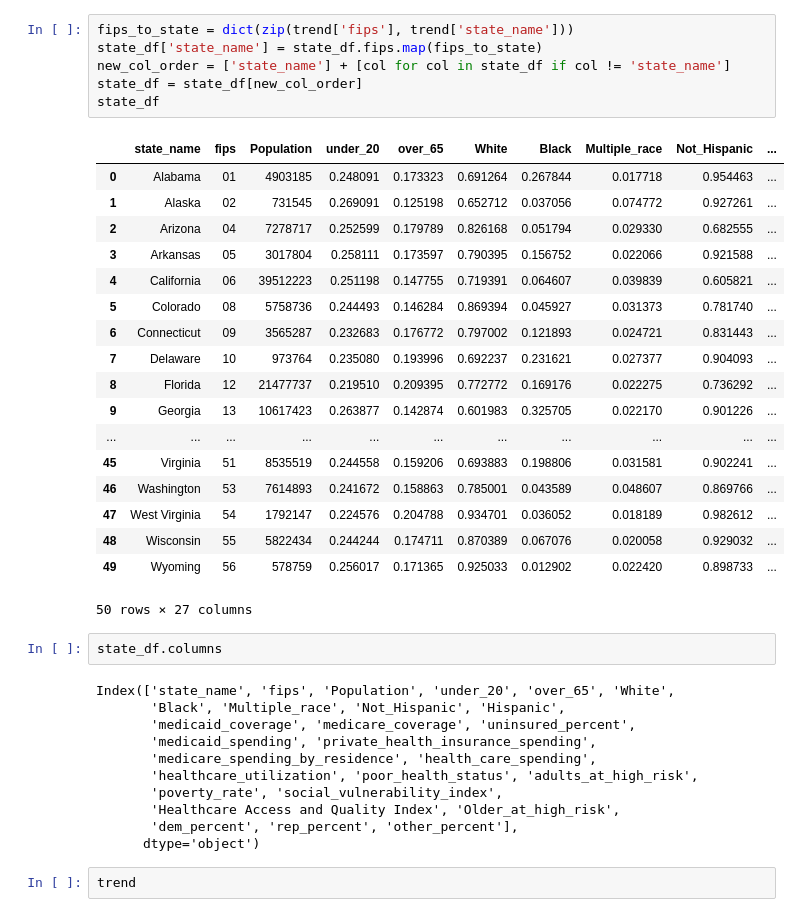
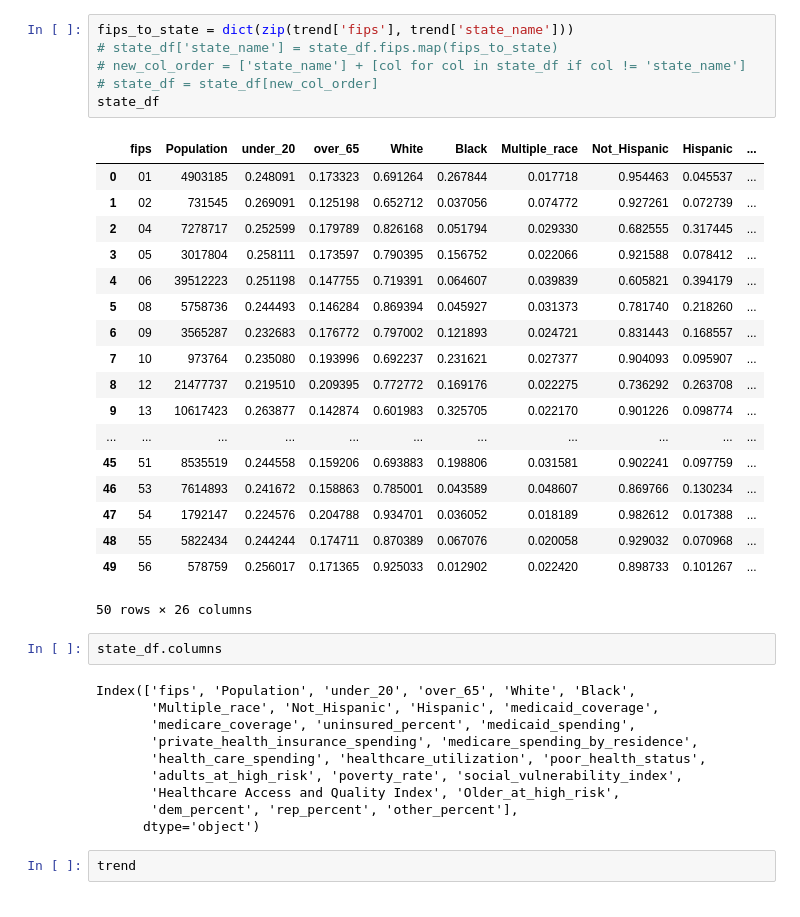
Before and after one commit to AndyJZhao/CovidLLM, a Jupyter notebook: src/notebooks/data_preprocess.ipynb, the cells around one changed output. Cells and saved outputs as stored; diff of their text form.

Commit message:
[v0.8.2 Prompt Tree] Added visible columns.

```diff
--- a/src/notebooks/data_preprocess.ipynb
+++ b/src/notebooks/data_preprocess.ipynb
@@ -29,38 +29,37 @@ risk = uf.pickle_load(f'data/dynamic/dynamic_data_risk_level.pkl')
 # %%
 fips_to_state = dict(zip(trend['fips'], trend['state_name']))
-state_df['state_name'] = state_df.fips.map(fips_to_state)
-new_col_order = ['state_name'] + [col for col in state_df if col != 'state_name']
-state_df = state_df[new_col_order]
+# state_df['state_name'] = state_df.fips.map(fips_to_state)
+# new_col_order = ['state_name'] + [col for col in state_df if col != 'state_name']
+# state_df = state_df[new_col_order]
 state_df
 # %% [output]
-|  | state_name | fips | Population | under_20 | over_65 | White | Black | Multiple_race | Not_Hispanic | ... |
-| 0 | Alabama | 01 | 4903185 | 0.248091 | 0.173323 | 0.691264 | 0.267844 | 0.017718 | 0.954463 | ... |
-| 1 | Alaska | 02 | 731545 | 0.269091 | 0.125198 | 0.652712 | 0.037056 | 0.074772 | 0.927261 | ... |
-| 2 | Arizona | 04 | 7278717 | 0.252599 | 0.179789 | 0.826168 | 0.051794 | 0.029330 | 0.682555 | ... |
-| 3 | Arkansas | 05 | 3017804 | 0.258111 | 0.173597 | 0.790395 | 0.156752 | 0.022066 | 0.921588 | ... |
-| 4 | California | 06 | 39512223 | 0.251198 | 0.147755 | 0.719391 | 0.064607 | 0.039839 | 0.605821 | ... |
-| 5 | Colorado | 08 | 5758736 | 0.244493 | 0.146284 | 0.869394 | 0.045927 | 0.031373 | 0.781740 | ... |
-| 6 | Connecticut | 09 | 3565287 | 0.232683 | 0.176772 | 0.797002 | 0.121893 | 0.024721 | 0.831443 | ... |
-| 7 | Delaware | 10 | 973764 | 0.235080 | 0.193996 | 0.692237 | 0.231621 | 0.027377 | 0.904093 | ... |
-| 8 | Florida | 12 | 21477737 | 0.219510 | 0.209395 | 0.772772 | 0.169176 | 0.022275 | 0.736292 | ... |
-| 9 | Georgia | 13 | 10617423 | 0.263877 | 0.142874 | 0.601983 | 0.325705 | 0.022170 | 0.901226 | ... |
+|  | fips | Population | under_20 | over_65 | White | Black | Multiple_race | Not_Hispanic | Hispanic | ... |
+| 0 | 01 | 4903185 | 0.248091 | 0.173323 | 0.691264 | 0.267844 | 0.017718 | 0.954463 | 0.045537 | ... |
+| 1 | 02 | 731545 | 0.269091 | 0.125198 | 0.652712 | 0.037056 | 0.074772 | 0.927261 | 0.072739 | ... |
+| 2 | 04 | 7278717 | 0.252599 | 0.179789 | 0.826168 | 0.051794 | 0.029330 | 0.682555 | 0.317445 | ... |
+| 3 | 05 | 3017804 | 0.258111 | 0.173597 | 0.790395 | 0.156752 | 0.022066 | 0.921588 | 0.078412 | ... |
+| 4 | 06 | 39512223 | 0.251198 | 0.147755 | 0.719391 | 0.064607 | 0.039839 | 0.605821 | 0.394179 | ... |
+| 5 | 08 | 5758736 | 0.244493 | 0.146284 | 0.869394 | 0.045927 | 0.031373 | 0.781740 | 0.218260 | ... |
+| 6 | 09 | 3565287 | 0.232683 | 0.176772 | 0.797002 | 0.121893 | 0.024721 | 0.831443 | 0.168557 | ... |
+| 7 | 10 | 973764 | 0.235080 | 0.193996 | 0.692237 | 0.231621 | 0.027377 | 0.904093 | 0.095907 | ... |
+| 8 | 12 | 21477737 | 0.219510 | 0.209395 | 0.772772 | 0.169176 | 0.022275 | 0.736292 | 0.263708 | ... |
+| 9 | 13 | 10617423 | 0.263877 | 0.142874 | 0.601983 | 0.325705 | 0.022170 | 0.901226 | 0.098774 | ... |
 | ... | ... | ... | ... | ... | ... | ... | ... | ... | ... | ... |
-| 45 | Virginia | 51 | 8535519 | 0.244558 | 0.159206 | 0.693883 | 0.198806 | 0.031581 | 0.902241 | ... |
-| 46 | Washington | 53 | 7614893 | 0.241672 | 0.158863 | 0.785001 | 0.043589 | 0.048607 | 0.869766 | ... |
-| 47 | West Virginia | 54 | 1792147 | 0.224576 | 0.204788 | 0.934701 | 0.036052 | 0.018189 | 0.982612 | ... |
-| 48 | Wisconsin | 55 | 5822434 | 0.244244 | 0.174711 | 0.870389 | 0.067076 | 0.020058 | 0.929032 | ... |
-| 49 | Wyoming | 56 | 578759 | 0.256017 | 0.171365 | 0.925033 | 0.012902 | 0.022420 | 0.898733 | ... |
+| 45 | 51 | 8535519 | 0.244558 | 0.159206 | 0.693883 | 0.198806 | 0.031581 | 0.902241 | 0.097759 | ... |
+| 46 | 53 | 7614893 | 0.241672 | 0.158863 | 0.785001 | 0.043589 | 0.048607 | 0.869766 | 0.130234 | ... |
+| 47 | 54 | 1792147 | 0.224576 | 0.204788 | 0.934701 | 0.036052 | 0.018189 | 0.982612 | 0.017388 | ... |
+| 48 | 55 | 5822434 | 0.244244 | 0.174711 | 0.870389 | 0.067076 | 0.020058 | 0.929032 | 0.070968 | ... |
+| 49 | 56 | 578759 | 0.256017 | 0.171365 | 0.925033 | 0.012902 | 0.022420 | 0.898733 | 0.101267 | ... |
-50 rows × 27 columns
+50 rows × 26 columns
 # %%
 state_df.columns
 # %% [output]
-Index(['state_name', 'fips', 'Population', 'under_20', 'over_65', 'White',
-       'Black', 'Multiple_race', 'Not_Hispanic', 'Hispanic',
-       'medicaid_coverage', 'medicare_coverage', 'uninsured_percent',
-       'medicaid_spending', 'private_health_insurance_spending',
-       'medicare_spending_by_residence', 'health_care_spending',
-       'healthcare_utilization', 'poor_health_status', 'adults_at_high_risk',
-       'poverty_rate', 'social_vulnerability_index',
+Index(['fips', 'Population', 'under_20', 'over_65', 'White', 'Black',
+       'Multiple_race', 'Not_Hispanic', 'Hispanic', 'medicaid_coverage',
+       'medicare_coverage', 'uninsured_percent', 'medicaid_spending',
+       'private_health_insurance_spending', 'medicare_spending_by_residence',
+       'health_care_spending', 'healthcare_utilization', 'poor_health_status',
+       'adults_at_high_risk', 'poverty_rate', 'social_vulnerability_index',
        'Healthcare Access and Quality Index', 'Older_at_high_risk',
        'dem_percent', 'rep_percent', 'other_percent'],
       dtype='object')
```
Also changed, not shown: parts of 5 cells of this notebook, 11 other files.
